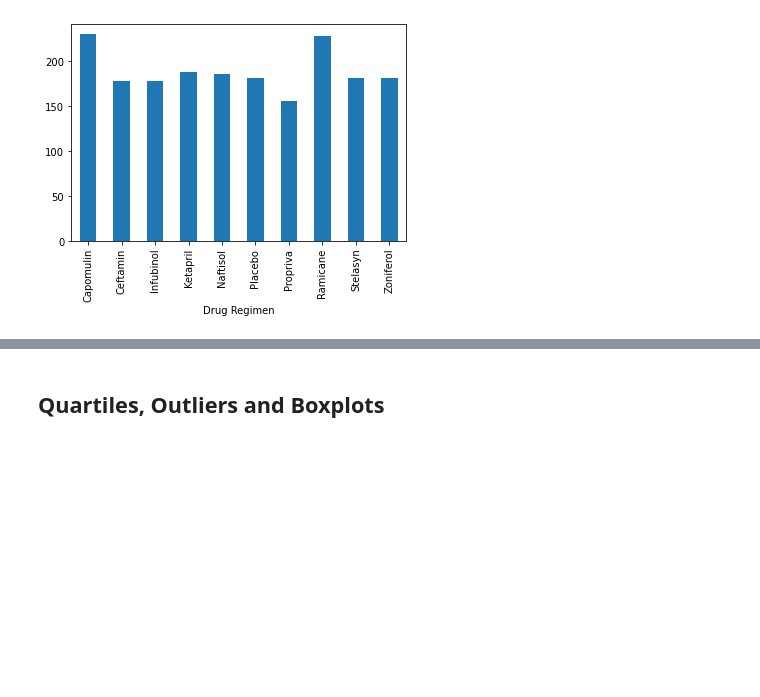
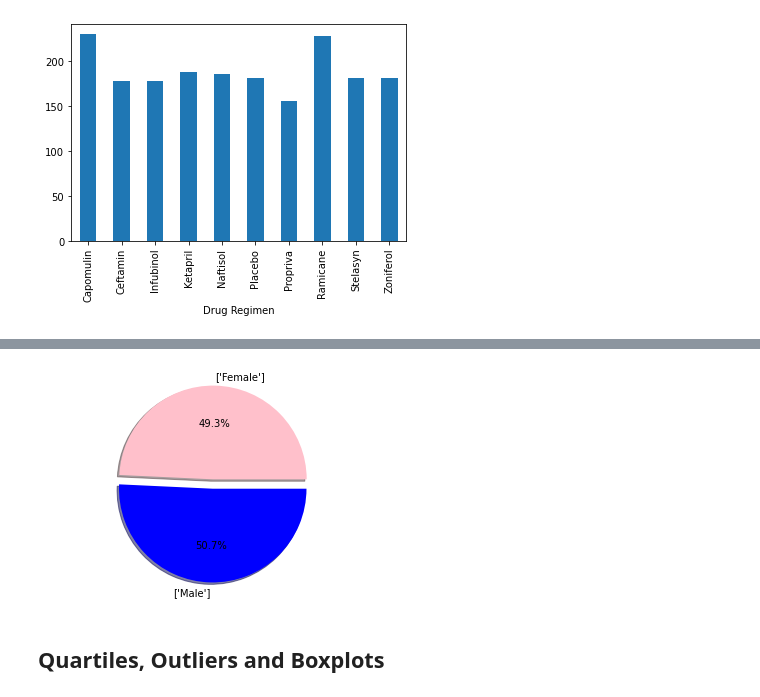
Before and after one commit to ToshaZ/Matplotlib-Challenge, a Jupyter notebook: Pymaceuticals/pymaceuticals_starter-checkpoint.ipynb, the cells around one changed output, grey strips where cells are left out. Saved outputs shown, nothing was run; the diff lists cells and outputs as text; code cells hidden in the pictures; blank space fills up the shorter version.

```diff
--- a/Pymaceuticals/pymaceuticals_starter-checkpoint.ipynb
+++ b/Pymaceuticals/pymaceuticals_starter-checkpoint.ipynb
@@ -169,5 +153,18 @@ plt.xticks(tick_locations, drug, rotation="vertical")
 # %%
 # Generate a pie plot showing the distribution of female versus male mice using pyplot
+labels = sex_count_df["Sex"].unique()
+size = sex_count
+colors = ["pink", "blue"]
+explode = (0, 0.1)
+
+
+plt.pie(size, explode=explode, labels=labels, colors=colors, shadow=True,
+        autopct="%1.1f%%")
+
+plt.axis("equal")
+plt.show()
+# %% [output]
+[figure, added]
 # %% [markdown]
 ## Quartiles, Outliers and Boxplots
 # %%
```
Also changed, not shown: parts of 3 cells of this notebook.
